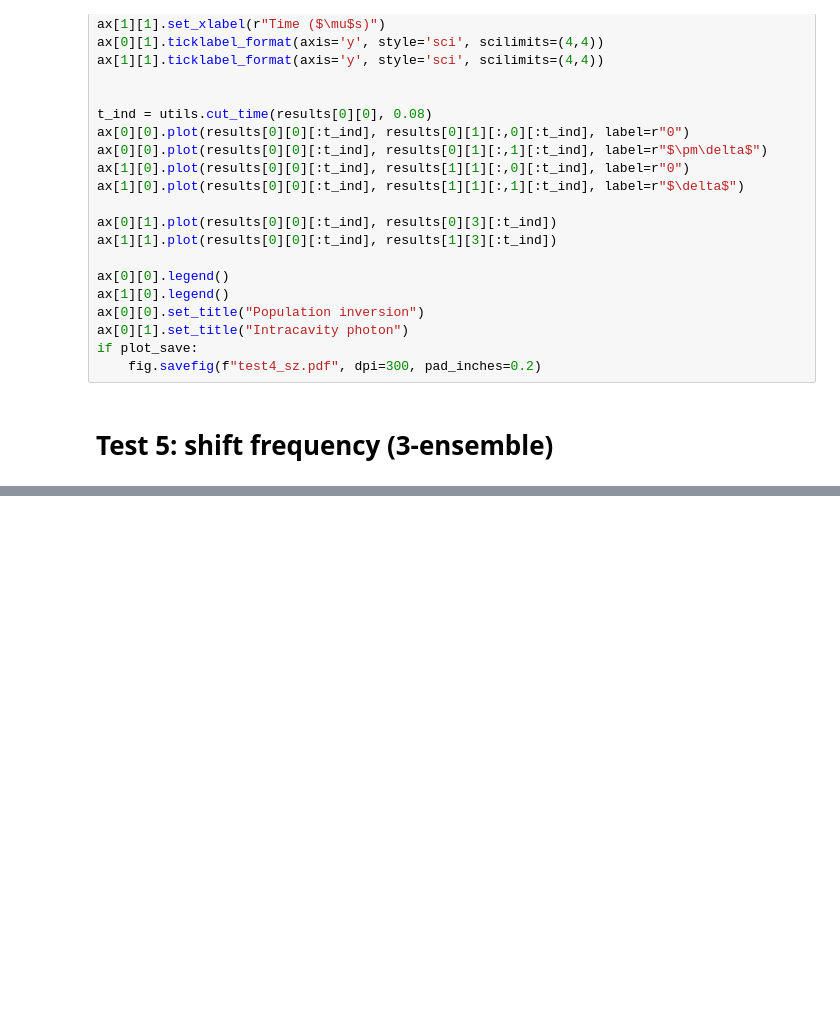
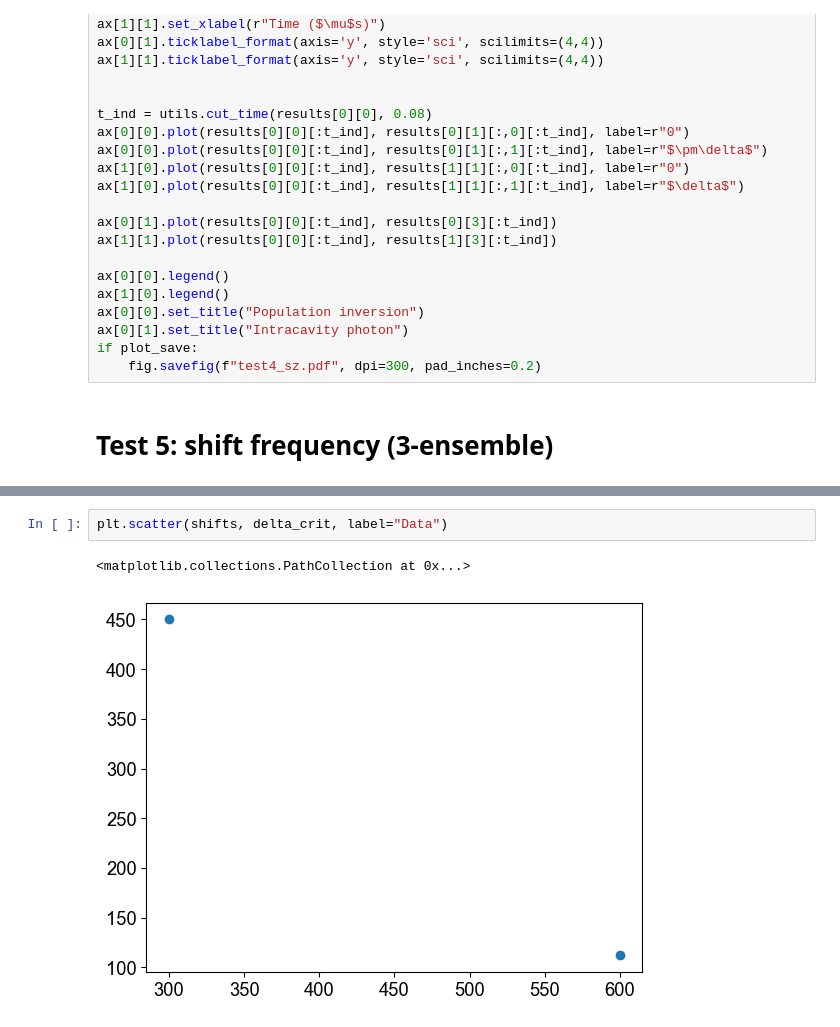
Before and after one commit to VodkaSin/Cuda_C_spin_sync, a Jupyter notebook: CUDA_code/cuda_run.ipynb, the cells around one changed output, grey strips where cells are left out. Cells and saved outputs as stored; diff of their text form; blank space fills up the shorter version.

```diff
--- a/CUDA_code/cuda_run.ipynb
+++ b/CUDA_code/cuda_run.ipynb
@@ -564,0 +722,5 @@ if plot_save:
+# %%
+plt.scatter(shifts, delta_crit, label="Data")
+# %% [output]
+<matplotlib.collections.PathCollection at 0x...>
+[figure, added]
```
Also changed, not shown: parts of 5 cells of this notebook, 2 other files.
